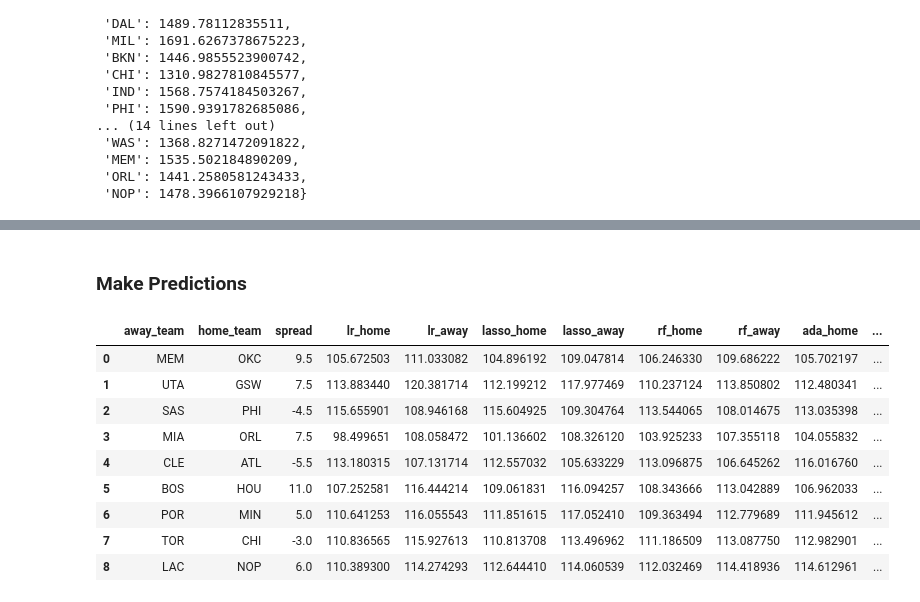
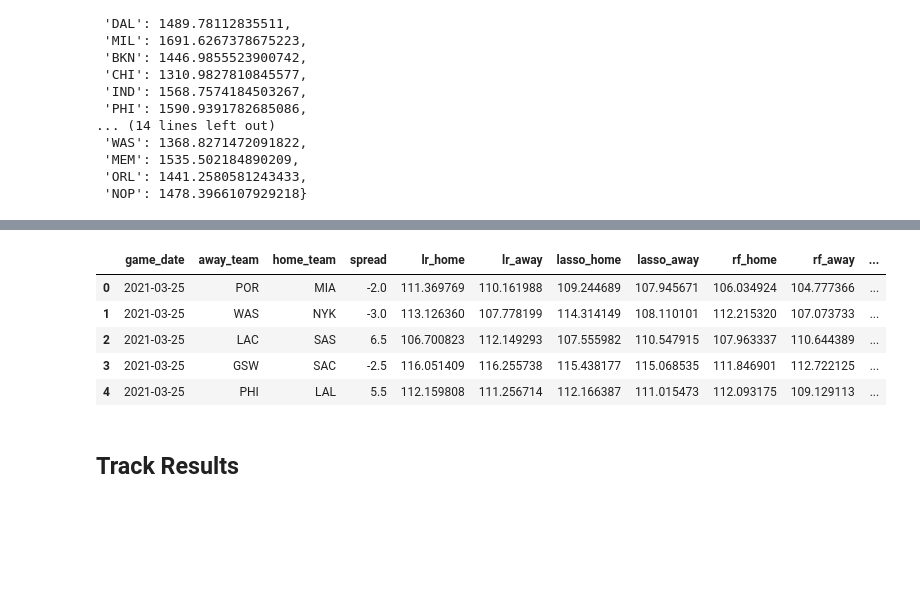
Before and after one commit to jnish23/NBA_Model, a Jupyter notebook: notebooks/team_based_model_predicting_teams_points.ipynb, the cells around one changed output, grey strips where cells are left out. Drawn from its saved outputs; the diff is of its cells as text; code cells hidden in the pictures; blank space fills up the shorter version.

```diff
--- a/notebooks/team_based_model_predicting_teams_points.ipynb
+++ b/notebooks/team_based_model_predicting_teams_points.ipynb
@@ -1305,0 +1403,3 @@ win percentage 55.24
+# %%
+best_lgbr = lgbr_bs.best_estimator_
+best_lgbr.fit(features, scores)
@@ -1370,5 +1501,4 @@ def load_current_season_team_data(season):
        'PCT_UAST_3PM', 'PCT_AST_FGM', 'PCT_UAST_FGM']]
     return full_df
 
-df = load_current_season_team_data(season='2020-21')
-df
+df = load_current_season_team_data('2020-21')
@@ -1563,5 +1776,3 @@ todays_spreads
-# %% [markdown]
-### Make Predictions
 # %%
 # Load Saved Models
 
@@ -1571,10 +1782,14 @@ loaded_rf = pickle.load(open("../models/rf_team_score_model.pkl", 'rb'))
 loaded_ada = pickle.load(open("../models/ada_team_score_model.pkl", 'rb'))
 loaded_xgb = pickle.load(open('../models/xgb_team_score_model.pkl', 'rb'))
 loaded_svr = pickle.load(open('../models/svr_team_score_model.pkl', 'rb'))
+loaded_lgb = pickle.load(open('../models/best_lgbr.pkl', 'rb'))
 # %%
 def make_prediction(df, away_team, home_team):
     matchup_row = create_matchup_row(df, away_team, home_team)
     matchup_row = matchup_row[features.columns.tolist()]
+#     scaler = StandardScaler()
+#     scaler.fit(features)
+#     matchup_row = scaler.transform(matchup_row)
     matchup_row = matchup_row.astype(float)
     lr_pred = loaded_lr.predict(matchup_row)
     lasso_pred = loaded_lasso.predict(matchup_row)
@@ -1582,10 +1797,35 @@ def make_prediction(df, away_team, home_team):
     ada_pred = loaded_ada.predict(matchup_row)
     xgb_pred = loaded_xgb.predict(matchup_row)
     svr_pred = loaded_svr.predict(matchup_row)
+    lgb_pred = loaded_lgb.predict(matchup_row)
 
-    return lr_pred, lasso_pred, rf_pred, ada_pred, xgb_pred, svr_pred
+    return lr_pred, lasso_pred, rf_pred, ada_pred, xgb_pred, svr_pred, lgb_pred
 # %%
-my_predictions = pd.read_csv('../models/predictions.csv')
+todays_date = datetime.today().strftime('%Y-%m-%d')
+todays_spreads = get_days_spreads(todays_date)
+todays_spreads = clean_spread_data(todays_spreads)
+
+df = load_current_season_team_data(season='2020-21')
+df = clean_team_data(df)
+df = prep_for_aggregation(df)
+df = create_matchups(df)
+df = avg_data_for_model(df)
+df = add_percentage_features(df)
+df = add_rest_days(df)
+
+new_cols = []
+for col in df.columns:
+    if col.endswith('team'):
+        col = col[:-5]
+
+    new_cols.append(col)
+df.columns = new_cols
+df.sort_values('GAME_DATE')
+
+elo_ratings_dic = get_current_elo_ratings(df, prev_season_final_elo)
+
+
+my_predictions = pd.read_csv('../results/my_predictions.csv')
 
 game_dates = []
 away_teams = []
@@ -1597,13 +1837,14 @@ lasso_home, lasso_away= [], []
 ada_home, ada_away = [], []
 xgb_home, xgb_away = [], []
 svr_home, svr_away = [], []
+lgb_home, lgb_away = [], []
 
 for idx, row in todays_spreads.iterrows():
     game_date = row['game_date']
     away_team = row['away_team']
     home_team = row['home_team']
     spread = row['home_spread_mode']
-    lr_pred, lasso_pred, rf_pred, ada_pred, xgb_pred, svr_pred = make_prediction(df1, away_team, home_team)
+    lr_pred, lasso_pred, rf_pred, ada_pred, xgb_pred, svr_pred, lgb_pred = make_prediction(df1, away_team, home_team)
     game_dates.append(game_date)
     away_teams.append(away_team)
     home_teams.append(home_team)
@@ -1620,51 +1861,54 @@ for idx, row in todays_spreads.iterrows():
     xgb_away.append(xgb_pred[0][1])
     svr_home.append(svr_pred[0][0])
     svr_away.append(svr_pred[0][1])
+    lgb_home.append(lgb_pred[0][0])
+    lgb_away.append(lgb_pred[0][1])
 
-todays_betting_preds = pd.DataFrame({'away_team':away_teams,
+todays_betting_preds = pd.DataFrame({'game_date':game_dates,
+                                     'away_team':away_teams,
                                      'home_team':home_teams,
                                      'spread':spreads,
                                      'lr_home':lr_home,
                                      'lr_away':lr_away,
                                      'lasso_home':lasso_home,
                                      'lasso_away':lasso_away,
                                      'rf_home':rf_home,
                                      'rf_away':rf_away,
                                     'ada_home':ada_home,
                                     'ada_away':ada_away,
                                     'xgb_home': xgb_home,
                                     'xgb_away': xgb_away,
                                     'svr_home': svr_home,
-                                    'svr_away': svr_away})
+                                    'svr_away': svr_away,
+                                    'lgb_home': lgb_home,
+                                    'lgb_away': lgb_away})
 
 todays_betting_preds['lr_diff'] = todays_betting_preds['lr_home'] - todays_betting_preds['lr_away']
 todays_betting_preds['lasso_diff'] = todays_betting_preds['lasso_home'] - todays_betting_preds['rf_away']
 todays_betting_preds['rf_diff'] = todays_betting_preds['rf_home'] - todays_betting_preds['rf_away']
 todays_betting_preds['ada_diff'] = todays_betting_preds['ada_home'] - todays_betting_preds['ada_away']
 todays_betting_preds['xgb_diff'] = todays_betting_preds['xgb_home'] - todays_betting_preds['xgb_away']
 todays_betting_preds['svr_diff'] = todays_betting_preds['svr_home'] - todays_betting_preds['svr_away']
+todays_betting_preds['lgb_diff'] = todays_betting_preds['lgb_home'] - todays_betting_preds['lgb_away']
 
 
 todays_betting_preds['lr_confidence'] = todays_betting_preds['lr_diff'] + todays_betting_preds['spread']
 todays_betting_preds['lasso_confidence'] = todays_betting_preds['lasso_diff'] + todays_betting_preds['spread']
 todays_betting_preds['rf_confidence'] = todays_betting_preds['rf_diff'] + todays_betting_preds['spread']
 todays_betting_preds['ada_confidence'] = todays_betting_preds['ada_diff'] + todays_betting_preds['spread']
 todays_betting_preds['xgb_confidence'] = todays_betting_preds['xgb_diff'] + todays_betting_preds['spread']
 todays_betting_preds['svr_confidence'] = todays_betting_preds['svr_diff'] + todays_betting_preds['spread']
+todays_betting_preds['lgb_confidence'] = todays_betting_preds['lgb_diff'] + todays_betting_preds['spread']
 
 
+updated_predictions = pd.concat([my_predictions, todays_betting_preds])
+updated_predictions.to_csv('../results/my_predictions.csv', index=False)
 
 todays_betting_preds
-
-updated_predictions = pd.concat(my_predictions, todays_betting_preds)
 # %% [output]
-|  | away_team | home_team | spread | lr_home | lr_away | lasso_home | lasso_away | rf_home | rf_away | ada_home | ... |
-| 0 | MEM | OKC | 9.5 | 105.672503 | 111.033082 | 104.896192 | 109.047814 | 106.246330 | 109.686222 | 105.702197 | ... |
-| 1 | UTA | GSW | 7.5 | 113.883440 | 120.381714 | 112.199212 | 117.977469 | 110.237124 | 113.850802 | 112.480341 | ... |
-| 2 | SAS | PHI | -4.5 | 115.655901 | 108.946168 | 115.604925 | 109.304764 | 113.544065 | 108.014675 | 113.035398 | ... |
-| 3 | MIA | ORL | 7.5 | 98.499651 | 108.058472 | 101.136602 | 108.326120 | 103.925233 | 107.355118 | 104.055832 | ... |
-| 4 | CLE | ATL | -5.5 | 113.180315 | 107.131714 | 112.557032 | 105.633229 | 113.096875 | 106.645262 | 116.016760 | ... |
-| 5 | BOS | HOU | 11.0 | 107.252581 | 116.444214 | 109.061831 | 116.094257 | 108.343666 | 113.042889 | 106.962033 | ... |
-| 6 | POR | MIN | 5.0 | 110.641253 | 116.055543 | 111.851615 | 117.052410 | 109.363494 | 112.779689 | 111.945612 | ... |
-| 7 | TOR | CHI | -3.0 | 110.836565 | 115.927613 | 110.813708 | 113.496962 | 111.186509 | 113.087750 | 112.982901 | ... |
-| 8 | LAC | NOP | 6.0 | 110.389300 | 114.274293 | 112.644410 | 114.060539 | 112.032469 | 114.418936 | 114.612961 | ... |
+|  | game_date | away_team | home_team | spread | lr_home | lr_away | lasso_home | lasso_away | rf_home | rf_away | ... |
+| 0 | 2021-03-25 | POR | MIA | -2.0 | 111.369769 | 110.161988 | 109.244689 | 107.945671 | 106.034924 | 104.777366 | ... |
+| 1 | 2021-03-25 | WAS | NYK | -3.0 | 113.126360 | 107.778199 | 114.314149 | 108.110101 | 112.215320 | 107.073733 | ... |
+| 2 | 2021-03-25 | LAC | SAS | 6.5 | 106.700823 | 112.149293 | 107.555982 | 110.547915 | 107.963337 | 110.644389 | ... |
+| 3 | 2021-03-25 | GSW | SAC | -2.5 | 116.051409 | 116.255738 | 115.438177 | 115.068535 | 111.846901 | 112.722125 | ... |
+| 4 | 2021-03-25 | PHI | LAL | 5.5 | 112.159808 | 111.256714 | 112.166387 | 111.015473 | 112.093175 | 109.129113 | ... |
@@ -1672,0 +1915,2 @@ todays_betting_preds.to_csv('../models/predictions.csv', index=False)
+# %% [markdown]
+## Track Results
```
Also changed, not shown: parts of 34 cells of this notebook, 33 other files.
